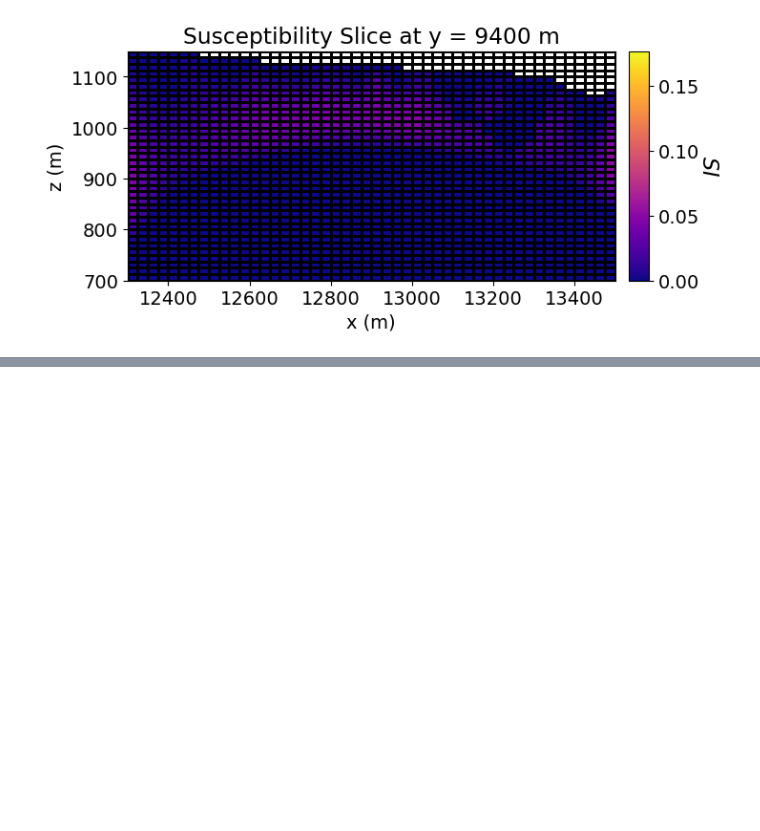
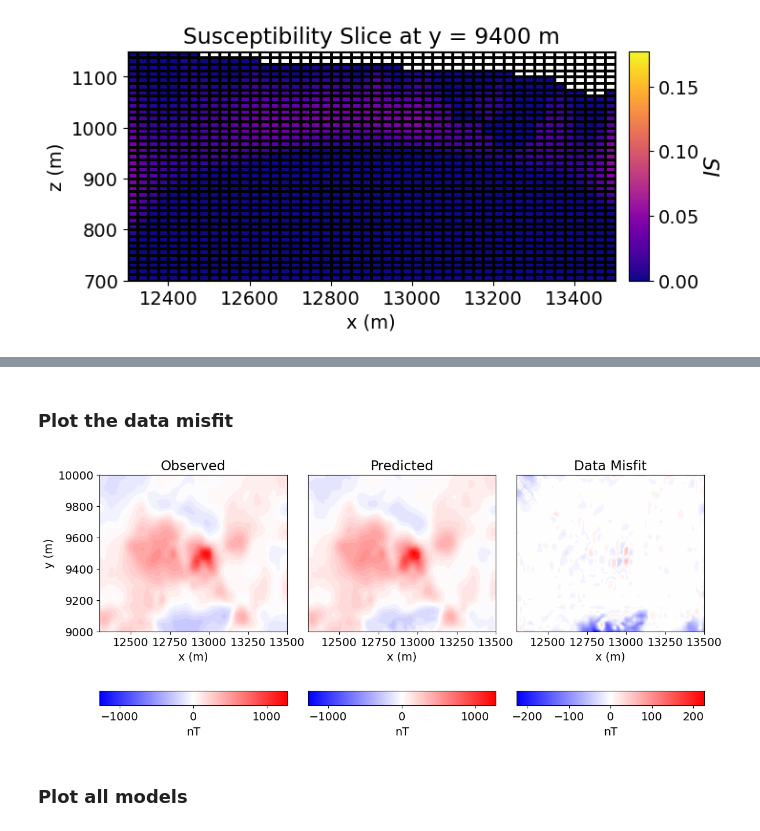
Before and after one commit to jtrustham/EOSC-454-Project-2026, a Jupyter notebook: notebooks/Mt_Milligan_Inversion.ipynb, the cells around one changed output, grey strips where cells are left out. Saved outputs shown, nothing was run; the diff lists cells and outputs as text; code cells hidden in the pictures; blank space fills up the shorter version.

```diff
--- a/notebooks/Mt_Milligan_Inversion.ipynb
+++ b/notebooks/Mt_Milligan_Inversion.ipynb
@@ -524,0 +535,12 @@ Didnt use sus.mod... odd
+# %%
+regularization_irls_tensor = regularization.Sparse(
+    tensor_mesh,
+    active_cells=active_cells,
+    alpha_s= dy**-2,
+    alpha_x=1,
+    alpha_y=1,
+    alpha_z=1,
+    reference_model=reference_model,
+    reference_model_in_smooth=False,
+    norms=[0, 1, 1, 1],
+)
@@ -524,0 +549,2 @@ Didnt use sus.mod... odd
+# %%
+inv_prob_irls = inverse_problem.BaseInvProblem(data_misfit_tensor, regularization_irls_tensor, optimization_tensor)
@@ -524,0 +593,48 @@ Didnt use sus.mod... odd
+# %% [markdown]
+### Plot the data misfit
+# %%
+# Predicted data with final recovered model.
+dpred_irls = inv_prob_irls.dpred
+
+# Observed data | Predicted data | Data misfit
+data_array = np.c_[dobs, dpred_irls, (dobs - dpred_irls)]
+
+fig = plt.figure(figsize=(12, 5))
+plot_title = ["Observed", "Predicted", "Data Misfit"]
+plot_units = ["nT", "nT", "nT"]
+
+ax1 = 3 * [None]
+ax2 = 3 * [None]
+norm = 3 * [None]
+cbar = 3 * [None]
+cplot = 3 * [None]
+v_lim = [np.max(np.abs(dobs)), np.max(np.abs(dobs)), np.max(np.abs(dobs - dpred_irls))]
+
+for ii in range(0, 3):
+    ax1[ii] = fig.add_axes([0.3 * ii + 0.1, 0.2, 0.27, 0.75])
+    norm[ii] = mpl.colors.Normalize(vmin=-v_lim[ii], vmax=v_lim[ii])
+    cplot[ii] = plot2Ddata(
+        receiver_list.locations,
+        data_array[:, ii],
+        ax=ax1[ii],
+        ncontour=30,
+        contourOpts={"cmap": "bwr", "norm": norm[ii]},
+    )
+    ax1[ii].set_title(plot_title[ii])
+    ax1[ii].set_xlabel("x (m)")
+    if ii == 0:
+        ax1[ii].set_ylabel("y (m)")
+    else:
+        ax1[ii].set_yticks([])
+
+    ax2[ii] = fig.add_axes([0.3 * ii + 0.1, 0.05, 0.27, 0.05])
+    cbar[ii] = mpl.colorbar.ColorbarBase(
+        ax2[ii], norm=norm[ii], orientation="horizontal", cmap=mpl.cm.bwr
+    )
+    cbar[ii].set_label(plot_units[ii], labelpad=5)
+
+plt.show()
+# %% [output]
+[figure, added]
+# %% [markdown]
+### Plot all models
```
Also changed, not shown: parts of 13 cells of this notebook, 3 other files.
